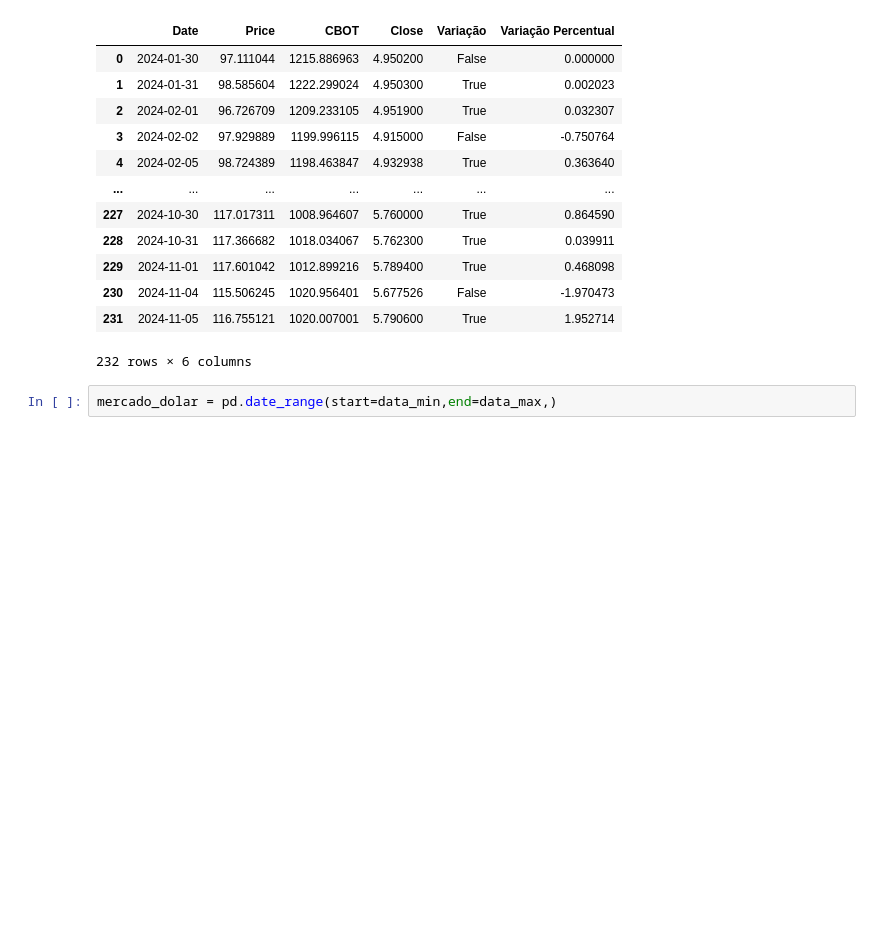
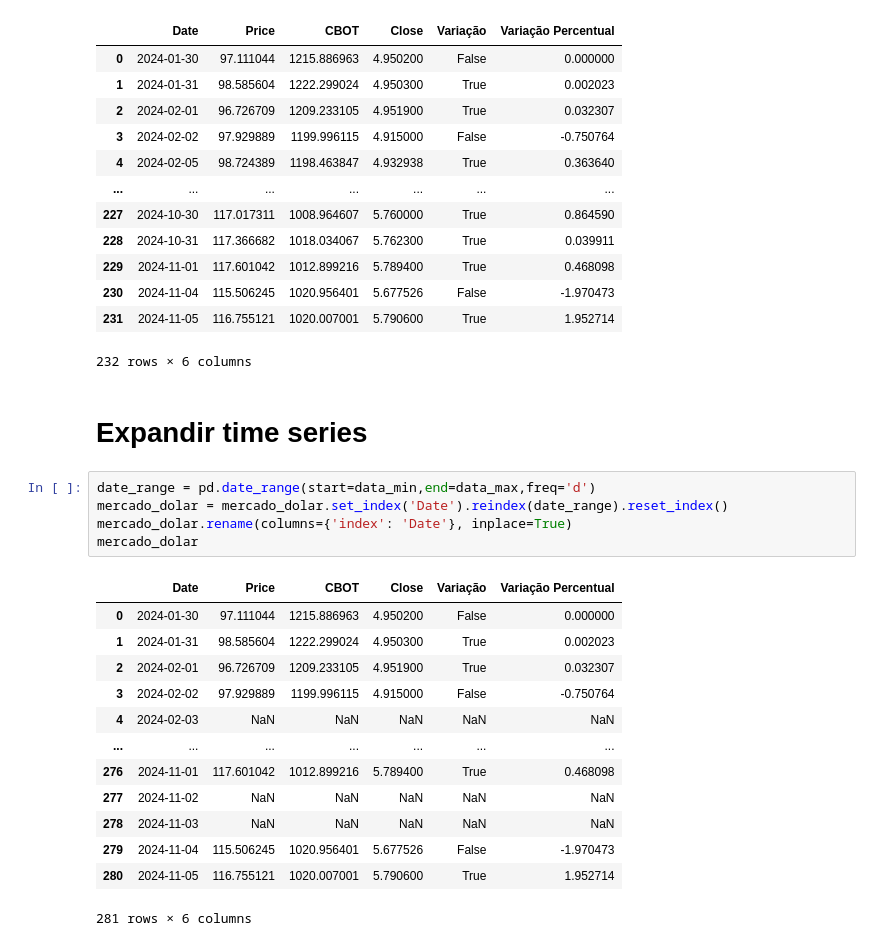
Before and after one commit to Miguelmdcc/Desafio_IA, a Jupyter notebook: Code/main.ipynb, the cells around one changed output. Saved outputs shown, nothing was run; the diff lists cells and outputs as text; blank space fills up the shorter version.

Commit message:
Dataset de mercado tratado

```diff
--- a/Code/main.ipynb
+++ b/Code/main.ipynb
@@ -412,5 +413,24 @@ mercado_dolar
 | 230 | 2024-11-04 | 115.506245 | 1020.956401 | 5.677526 | False | -1.970473 |
 | 231 | 2024-11-05 | 116.755121 | 1020.007001 | 5.790600 | True | 1.952714 |
 232 rows × 6 columns
-# %%
-mercado_dolar = pd.date_range(start=data_min,end=data_max,)
+# %% [markdown]
+# Expandir time series
+# %%
+date_range = pd.date_range(start=data_min,end=data_max,freq='d')
+mercado_dolar = mercado_dolar.set_index('Date').reindex(date_range).reset_index()
+mercado_dolar.rename(columns={'index': 'Date'}, inplace=True)
+mercado_dolar
+# %% [output]
+|  | Date | Price | CBOT | Close | Variação | Variação Percentual |
+| 0 | 2024-01-30 | 97.111044 | 1215.886963 | 4.950200 | False | 0.000000 |
+| 1 | 2024-01-31 | 98.585604 | 1222.299024 | 4.950300 | True | 0.002023 |
+| 2 | 2024-02-01 | 96.726709 | 1209.233105 | 4.951900 | True | 0.032307 |
+| 3 | 2024-02-02 | 97.929889 | 1199.996115 | 4.915000 | False | -0.750764 |
+| 4 | 2024-02-03 | NaN | NaN | NaN | NaN | NaN |
+| ... | ... | ... | ... | ... | ... | ... |
+| 276 | 2024-11-01 | 117.601042 | 1012.899216 | 5.789400 | True | 0.468098 |
+| 277 | 2024-11-02 | NaN | NaN | NaN | NaN | NaN |
+| 278 | 2024-11-03 | NaN | NaN | NaN | NaN | NaN |
+| 279 | 2024-11-04 | 115.506245 | 1020.956401 | 5.677526 | False | -1.970473 |
+| 280 | 2024-11-05 | 116.755121 | 1020.007001 | 5.790600 | True | 1.952714 |
+281 rows × 6 columns
```
Also changed, not shown: parts of 3 cells of this notebook, 2 other files.
